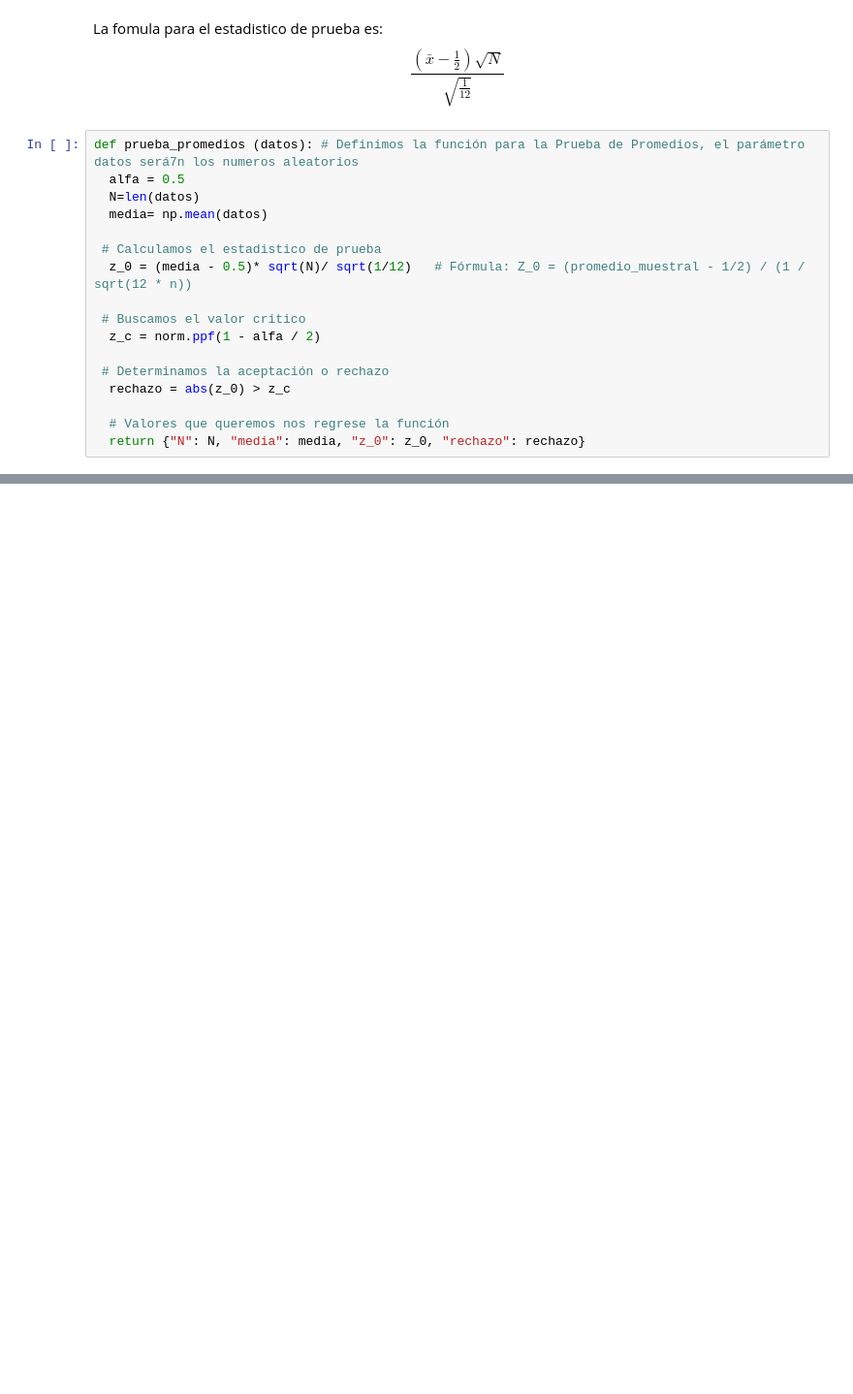
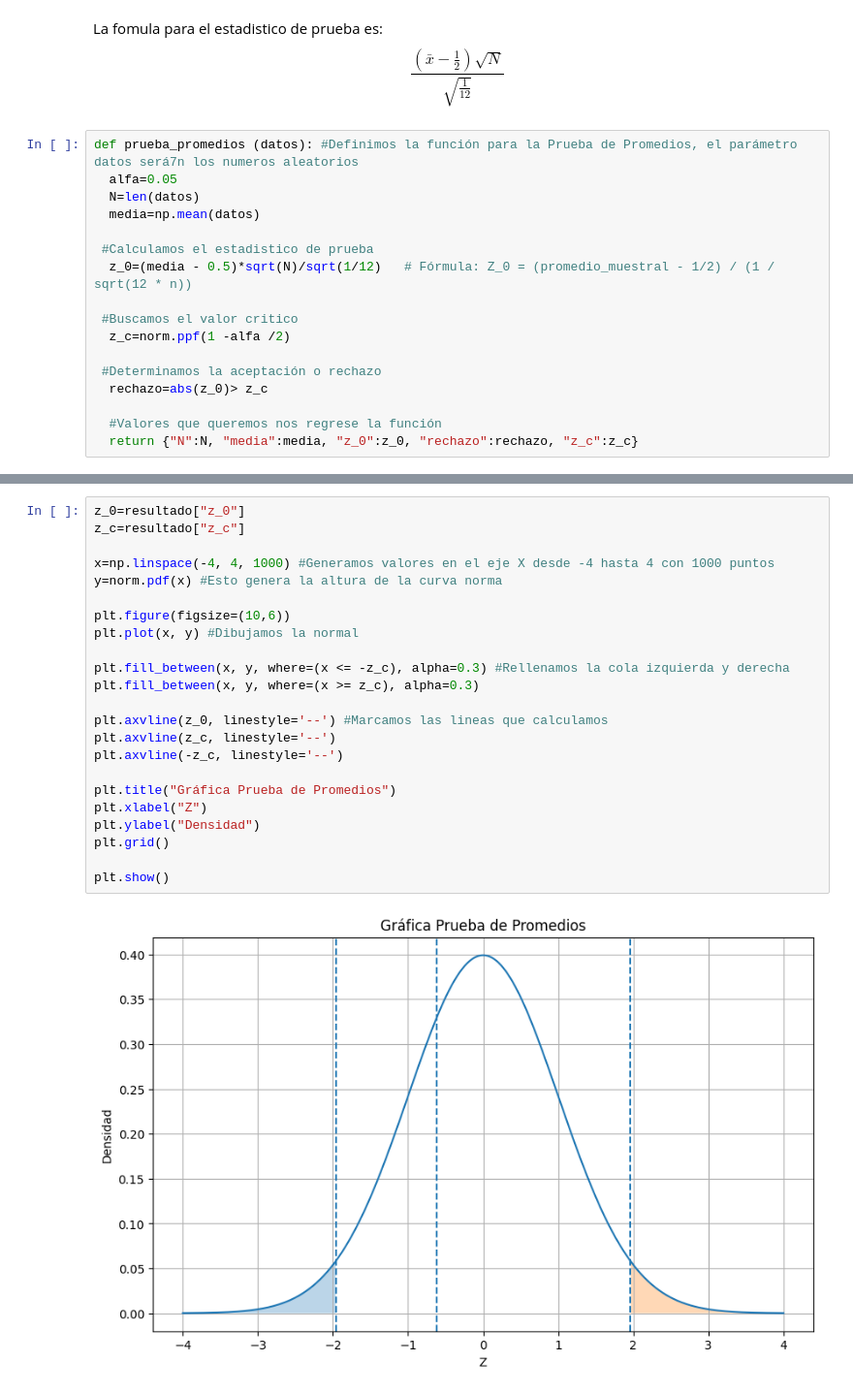
Before and after one commit to saradom11/Simulaci-n-I, a Jupyter notebook: Prueba_de_los_promedios.ipynb, the cells around one changed output, grey strips where cells are left out. Shown at 97% size. Cells and saved outputs as stored; diff of their text form; blank space fills up the shorter version.

```diff
--- a/Prueba_de_los_promedios.ipynb
+++ b/Prueba_de_los_promedios.ipynb
@@ -17,20 +18,20 @@ Las hipotesis son: $$H_0= \mu = \frac{1}{2}$$ $$H_0= \mu \neq \frac{1}{2}$$
 La fomula para el estadistico de prueba es:
 $$ \frac{(\bar{x} - \frac{1}{2})\sqrt{N}}{\sqrt{\frac{1}{12}}}$$
 # %%
-def prueba_promedios (datos): # Definimos la función para la Prueba de Promedios, el parámetro datos será7n los numeros aleatorios
-  alfa = 0.5
+def prueba_promedios (datos): #Definimos la función para la Prueba de Promedios, el parámetro datos será7n los numeros aleatorios
+  alfa=0.05
   N=len(datos)
-  media= np.mean(datos)
+  media=np.mean(datos)
 
- # Calculamos el estadistico de prueba
-  z_0 = (media - 0.5)* sqrt(N)/ sqrt(1/12)   # Fórmula: Z_0 = (promedio_muestral - 1/2) / (1 / sqrt(12 * n))
+ #Calculamos el estadistico de prueba
+  z_0=(media - 0.5)*sqrt(N)/sqrt(1/12)   # Fórmula: Z_0 = (promedio_muestral - 1/2) / (1 / sqrt(12 * n))
 
- # Buscamos el valor critico
-  z_c = norm.ppf(1 - alfa / 2)
+ #Buscamos el valor critico
+  z_c=norm.ppf(1 -alfa /2)
 
- # Determinamos la aceptación o rechazo
-  rechazo = abs(z_0) > z_c
+ #Determinamos la aceptación o rechazo
+  rechazo=abs(z_0)> z_c
 
-  # Valores que queremos nos regrese la función
-  return {"N": N, "media": media, "z_0": z_0, "rechazo": rechazo}
+  #Valores que queremos nos regrese la función
+  return {"N":N, "media":media, "z_0":z_0, "rechazo":rechazo, "z_c":z_c}
 # %% [markdown]
@@ -57,3 +58,28 @@ Tamaño de la muestra: 100
 Media obtenida: 0.4822
 Estadístico Z calculado: -0.6151
 Aceptamos H_0 (hipótesis nula) → los datos parecen uniformes
+# %%
+z_0=resultado["z_0"]
+z_c=resultado["z_c"]
+
+x=np.linspace(-4, 4, 1000) #Generamos valores en el eje X desde -4 hasta 4 con 1000 puntos
+y=norm.pdf(x) #Esto genera la altura de la curva norma
+
+plt.figure(figsize=(10,6))
+plt.plot(x, y) #Dibujamos la normal
+
+plt.fill_between(x, y, where=(x <= -z_c), alpha=0.3) #Rellenamos la cola izquierda y derecha
+plt.fill_between(x, y, where=(x >= z_c), alpha=0.3)
+
+plt.axvline(z_0, linestyle='--') #Marcamos las lineas que calculamos
+plt.axvline(z_c, linestyle='--')
+plt.axvline(-z_c, linestyle='--')
+
+plt.title("Gráfica Prueba de Promedios")
+plt.xlabel("Z")
+plt.ylabel("Densidad")
+plt.grid()
+
+plt.show()
+# %% [output]
+[figure, added]
```
Also changed, not shown: parts of 3 cells of this notebook.
